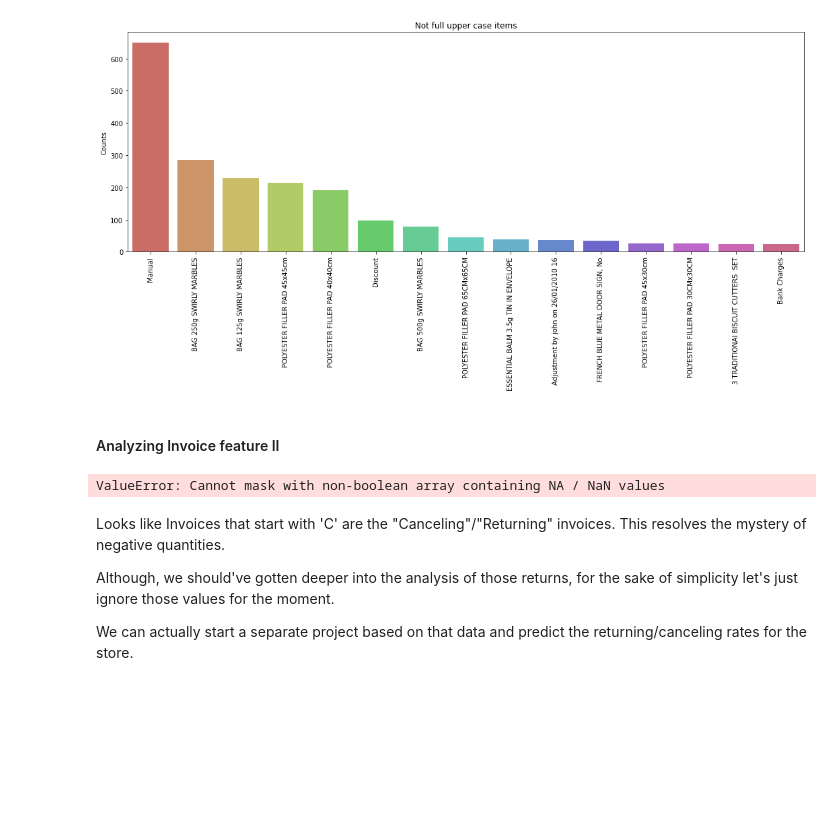
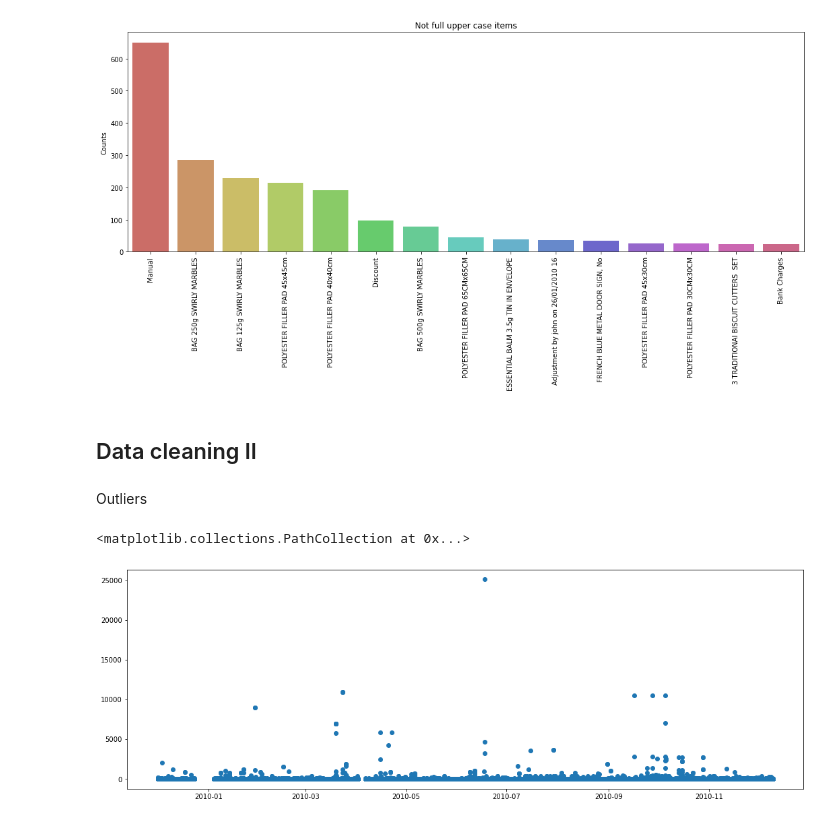
Before and after one commit to EduardoJMatosRomero/2MachLearnCA1, a Jupyter notebook: Untitled.ipynb, the cells around one changed output. Cells and saved outputs as stored; diff of their text form; code cells hidden in the pictures; blank space fills up the shorter version.

```diff
--- a/Untitled.ipynb
+++ b/Untitled.ipynb
@@ -404,15 +426,13 @@ plt.title("Not full upper case items");
 plt.xticks(rotation=90);
 # %% [output]
 [figure]
-# %% [markdown]
-#### Analyzing Invoice feature II
-# %%
-df[df['invoice'].str.startswith('C')].describe()
-# %% [output]
-ValueError: Cannot mask with non-boolean array containing NA / NaN values
-# %% [markdown]
-Looks like Invoices that start with 'C' are the "Canceling"/"Returning" invoices. This resolves the mystery of negative quantities.
-
-Although, we should've gotten deeper into the analysis of those returns, for the sake of simplicity let's just ignore those values for the moment.
-
-We can actually start a separate project based on that data and predict the returning/canceling rates for the store.
+# %% [markdown]
+## Data cleaning II
+# %% [markdown]
+Outliers
+# %%
+plt.figure(figsize=(18,6))
+plt.scatter(x=df.index, y=df['price'])
+# %% [output]
+<matplotlib.collections.PathCollection at 0x...>
+[figure, added]
```
Also changed, not shown: parts of 12 cells of this notebook.
